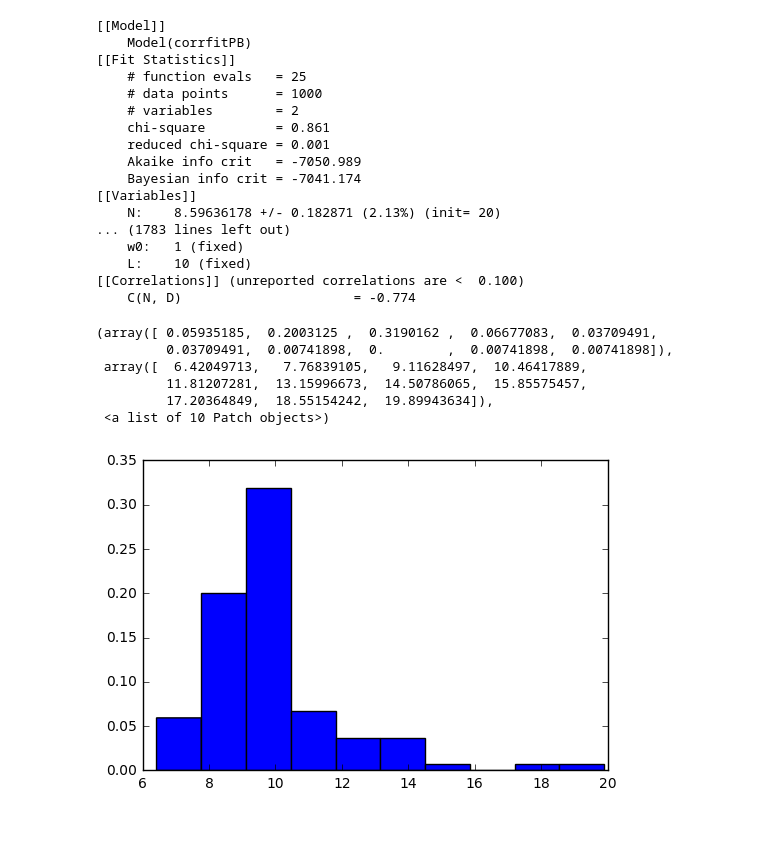
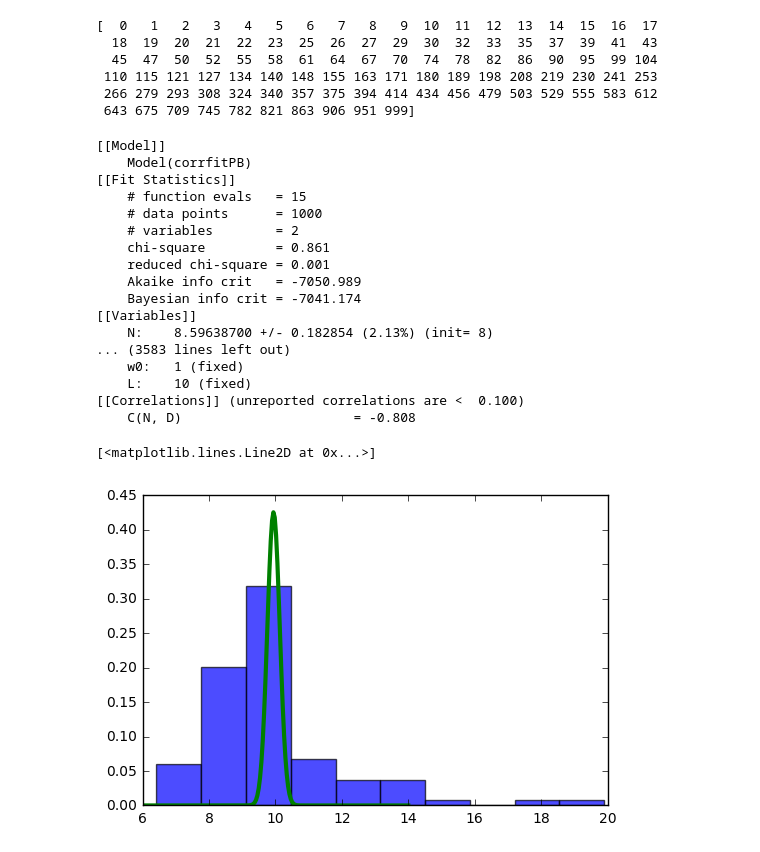
Before and after one commit to hstrey/FCS-simulations, a Jupyter notebook: Analyze FCS curves.ipynb, the cells around one changed output. Saved outputs shown, nothing was run; the diff lists cells and outputs as text; code cells hidden in the pictures.

Commit message:
added logarithmic scale

```diff
--- a/Analyze FCS curves.ipynb
+++ b/Analyze FCS curves.ipynb
@@ -16,3 +34,13 @@ length = 10000
+# %%
+logindex=gen_log_space(1000,100)
+print(logindex)
+# %% [output]
+[  0   1   2   3   4   5   6   7   8   9  10  11  12  13  14  15  16  17
+  18  19  20  21  22  23  25  26  27  29  30  32  33  35  37  39  41  43
+  45  47  50  52  55  58  61  64  67  70  74  78  82  86  90  95  99 104
+ 110 115 121 127 134 140 148 155 163 171 180 189 198 208 219 230 241 253
+ 266 279 293 308 324 340 357 375 394 414 434 456 479 503 529 555 583 612
+ 643 675 709 745 782 821 863 906 951 999]
 # %%
 # this is the more realistic model with periodic boundary conditions -L,L
 def corrfitPB(t,N,D,w0,L):
@@ -31,6 +59,10 @@ N_list=[]
 D_list=[]
 dN_list=[]
 dD_list=[]
+Nlg_list=[]
+Dlg_list=[]
+dNlg_list=[]
+dDlg_list=[]
 for i in range(100):
     intensity = np.load("data/dt01_N10000_"+str(i)+".npy")
     # calculate autocorrelation function
@@ -44,8 +76,8 @@ for i in range(100):
 
     paramsPB = corrfitPB_model.make_params()
     paramsPB['w0'].set(value=1,vary=False)
-    paramsPB['N'].set(value=20,vary=True)
-    paramsPB['D'].set(value=D,vary=True)
+    paramsPB['N'].set(value=N*0.8,vary=True)
+    paramsPB['D'].set(value=D*0.8,vary=True)
     paramsPB['L'].set(value=L,vary=False)
 
     resultPB = corrfitPB_model.fit(t=t,data=autocorr,params=paramsPB)
@@ -56,11 +88,30 @@ for i in range(100):
     dD_list.append(resultPB.covar[1][1])
 
     print(resultPB.fit_report())
+
+    # now do the same analysis in an autocorrelation function spaced in log-space
+    autocorr_lg = autocorr[logindex]
+    t_lg = logindex*dt
+
+    paramsPBlg = corrfitPB_model.make_params()
+    paramsPBlg['w0'].set(value=1,vary=False)
+    paramsPBlg['N'].set(value=N*0.8,vary=True)
+    paramsPBlg['D'].set(value=D*0.8,vary=True)
+    paramsPBlg['L'].set(value=L,vary=False)
+
+    resultPBlg = corrfitPB_model.fit(t=t_lg,data=autocorr_lg,params=paramsPBlg)
+
+    Nlg_list.append(resultPBlg.values['N'])
+    Dlg_list.append(resultPBlg.values['D'])
+    dNlg_list.append(resultPBlg.covar[0][0])
+    dDlg_list.append(resultPBlg.covar[1][1])
+
+    print(resultPBlg.fit_report())
 # %% [output]
 [[Model]]
     Model(corrfitPB)
 [[Fit Statistics]]
-    # function evals   = 25
+    # function evals   = 15
     # data points      = 1000
     # variables        = 2
     chi-square         = 0.861
@@ -68,12 +119,12 @@ for i in range(100):
     Akaike info crit   = -7050.989
     Bayesian info crit = -7041.174
 [[Variables]]
-    N:    8.59636178 +/- 0.182871 (2.13%) (init= 20)
-... (1783 lines left out)
+    N:    8.59638700 +/- 0.182854 (2.13%) (init= 8)
+... (3583 lines left out)
     w0:   1 (fixed)
     L:    10 (fixed)
 [[Correlations]] (unreported correlations are <  0.100)
-    C(N, D)                      = -0.774
+    C(N, D)                      = -0.808
 # %%
 N_list=np.array(N_list)
 D_list=np.array(D_list)
@@ -82,10 +138,9 @@ dD_list=np.sqrt(np.array(dD_list))
-# %%
-plt.hist(N_list,normed=True)
-# %% [output]
-(array([ 0.05935185,  0.2003125 ,  0.3190162 ,  0.06677083,  0.03709491,
-         0.03709491,  0.00741898,  0.        ,  0.00741898,  0.00741898]),
- array([  6.42049713,   7.76839105,   9.11628497,  10.46417889,
-         11.81207281,  13.15996673,  14.50786065,  15.85575457,
-         17.20364849,  18.55154242,  19.89943634]),
- <a list of 10 Patch objects>)
-[figure, removed]
+# %%
+fitnormN=norm(loc=N_list.mean(),scale=dN_list.mean())
+fitn = np.linspace(6,14,200)
+plt.figure()
+plt.hist(N_list,normed=True,alpha=0.7)
+plt.plot(fitn,fitnormN.pdf(fitn)/5,linewidth=3)
+# %% [output]
+[<matplotlib.lines.Line2D at 0x...>]
+[figure, added]
```
Also changed, not shown: parts of 7 cells of this notebook.
